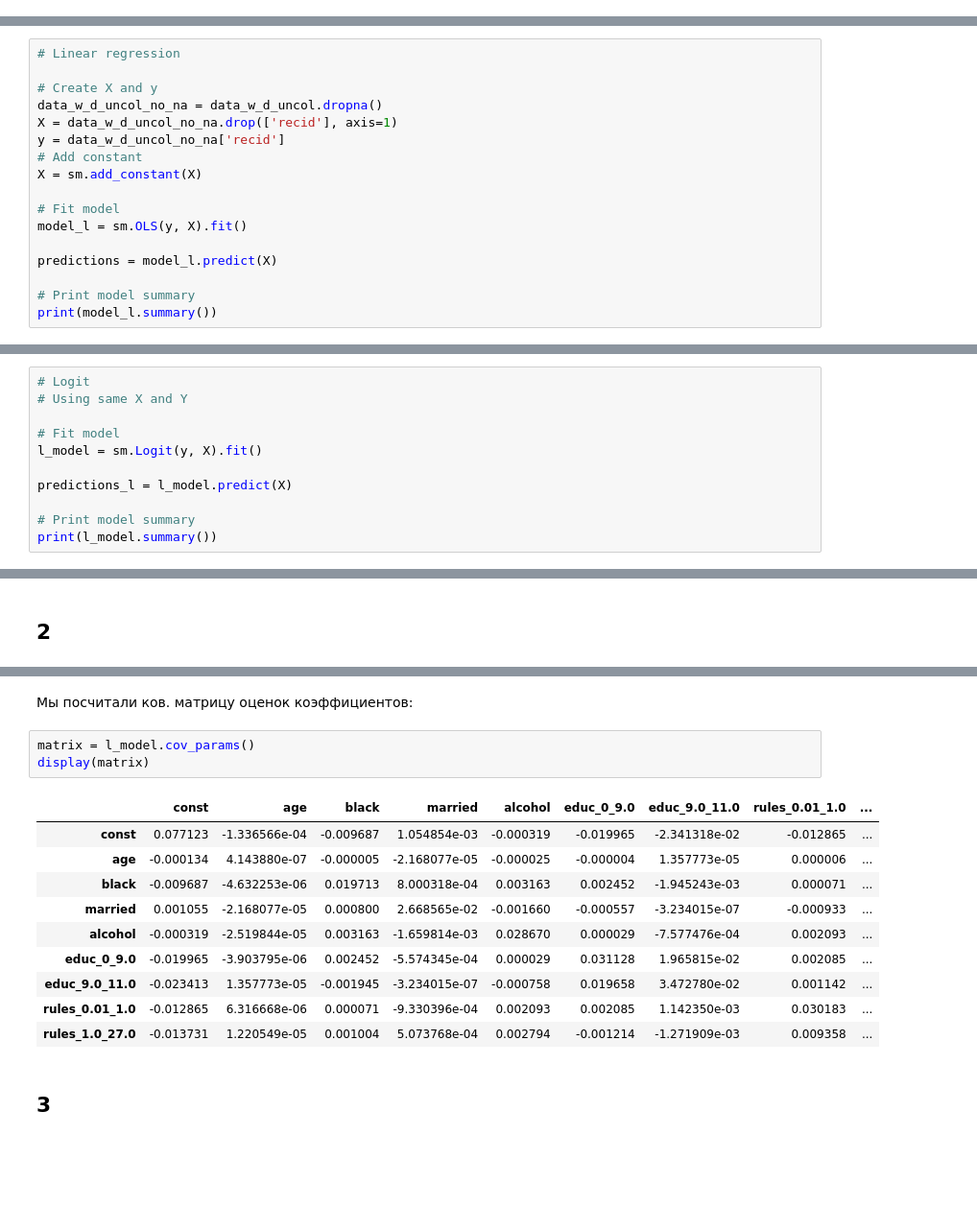
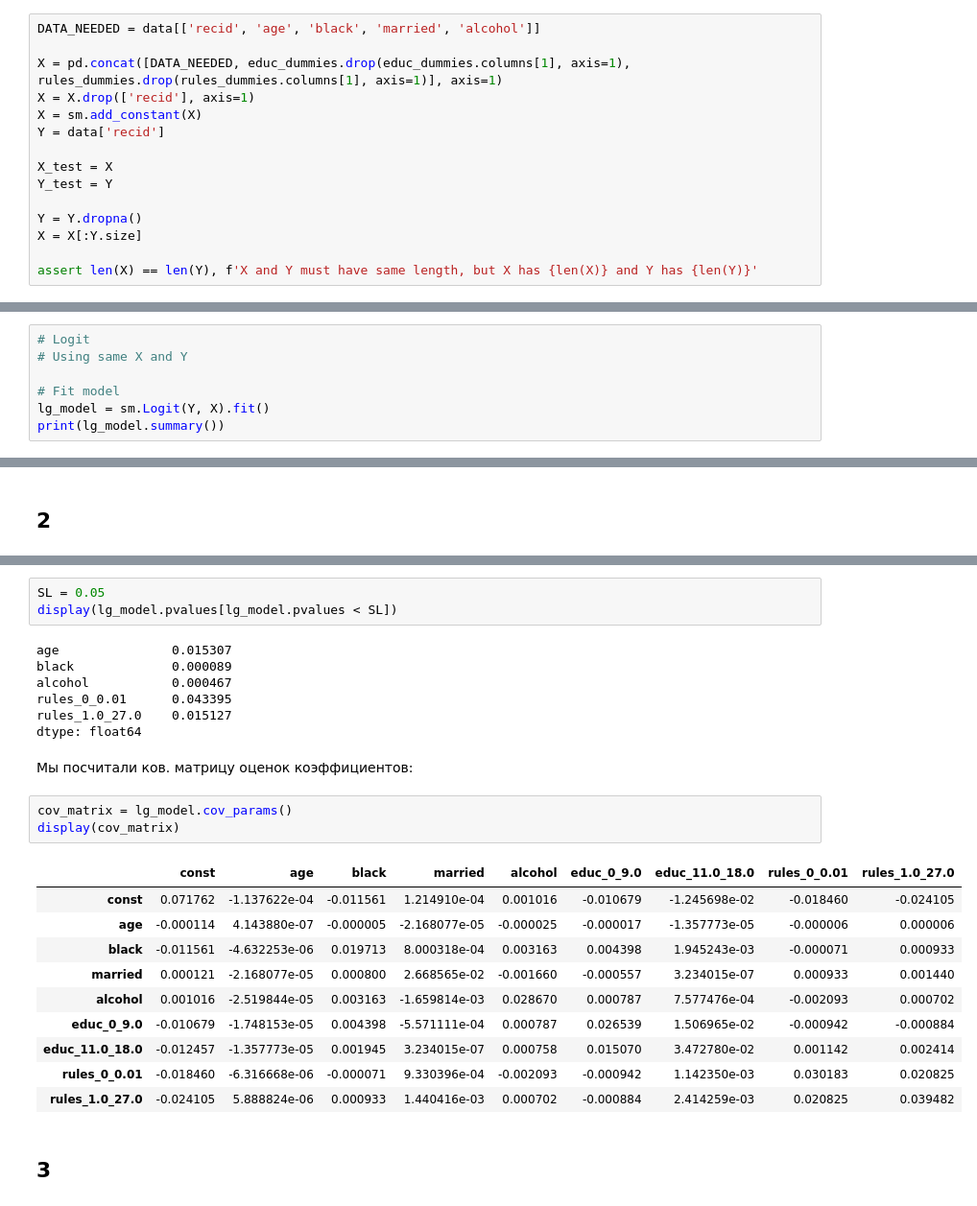
Before and after one commit to SamuraiGalahad/IDZ_HW, a Jupyter notebook: hw.ipynb, the cells around one changed output, grey strips where cells are left out. Shown: that part at 96% size. Drawn from its saved outputs; the diff is of its cells as text; blank space fills up the shorter version.

```diff
--- a/hw.ipynb
+++ b/hw.ipynb
@@ -160,19 +148,17 @@ data_w_d_uncol = pd.concat([data_needed, educ_dummies.drop(educ_dummies.columns[
+# %%
+DATA_NEEDED = data[['recid', 'age', 'black', 'married', 'alcohol']]
+
+X = pd.concat([DATA_NEEDED, educ_dummies.drop(educ_dummies.columns[1], axis=1), rules_dummies.drop(rules_dummies.columns[1], axis=1)], axis=1)
+X = X.drop(['recid'], axis=1)
+X = sm.add_constant(X)
+Y = data['recid']
+
+X_test = X
+Y_test = Y
+
+Y = Y.dropna()
+X = X[:Y.size]
+
+assert len(X) == len(Y), f'X and Y must have same length, but X has {len(X)} and Y has {len(Y)}'
 # %% [markdown]
 Посчитаем линейную модель:
-# %%
-# Linear regression
-
-# Create X and y
-data_w_d_uncol_no_na = data_w_d_uncol.dropna()
-X = data_w_d_uncol_no_na.drop(['recid'], axis=1)
-y = data_w_d_uncol_no_na['recid']
-# Add constant
-X = sm.add_constant(X)
-
-# Fit model
-model_l = sm.OLS(y, X).fit()
-
-predictions = model_l.predict(X)
-
-# Print model summary
-print(model_l.summary())
@@ -201,12 +192,8 @@ strong multicollinearity or other numerical problems.
 # Using same X and Y
 
 # Fit model
-l_model = sm.Logit(y, X).fit()
-
-predictions_l = l_model.predict(X)
-
-# Print model summary
-print(l_model.summary())
+lg_model = sm.Logit(Y, X).fit()
+print(lg_model.summary())
 # %% [output]
 Optimization terminated successfully.
          Current function value: 0.638539
@@ -275,19 +261,29 @@ rules_1.0_27.0     0.8336      0.167      4.981      0.000       0.506       1.1
 ==================================================================================
+# %%
+SL = 0.05
+display(lg_model.pvalues[lg_model.pvalues < SL])
+# %% [output]
+age               0.015307
+black             0.000089
+alcohol           0.000467
+rules_0_0.01      0.043395
+rules_1.0_27.0    0.015127
+dtype: float64
 # %% [markdown]
 Мы посчитали ков. матрицу оценок коэффициентов:
-# %%
-matrix = l_model.cov_params()
-display(matrix)
-# %% [output]
-|  | const | age | black | married | alcohol | educ_0_9.0 | educ_9.0_11.0 | rules_0.01_1.0 | ... |
-| const | 0.077123 | -1.336566e-04 | -0.009687 | 1.054854e-03 | -0.000319 | -0.019965 | -2.341318e-02 | -0.012865 | ... |
-| age | -0.000134 | 4.143880e-07 | -0.000005 | -2.168077e-05 | -0.000025 | -0.000004 | 1.357773e-05 | 0.000006 | ... |
-| black | -0.009687 | -4.632253e-06 | 0.019713 | 8.000318e-04 | 0.003163 | 0.002452 | -1.945243e-03 | 0.000071 | ... |
-| married | 0.001055 | -2.168077e-05 | 0.000800 | 2.668565e-02 | -0.001660 | -0.000557 | -3.234015e-07 | -0.000933 | ... |
-| alcohol | -0.000319 | -2.519844e-05 | 0.003163 | -1.659814e-03 | 0.028670 | 0.000029 | -7.577476e-04 | 0.002093 | ... |
-| educ_0_9.0 | -0.019965 | -3.903795e-06 | 0.002452 | -5.574345e-04 | 0.000029 | 0.031128 | 1.965815e-02 | 0.002085 | ... |
-| educ_9.0_11.0 | -0.023413 | 1.357773e-05 | -0.001945 | -3.234015e-07 | -0.000758 | 0.019658 | 3.472780e-02 | 0.001142 | ... |
-| rules_0.01_1.0 | -0.012865 | 6.316668e-06 | 0.000071 | -9.330396e-04 | 0.002093 | 0.002085 | 1.142350e-03 | 0.030183 | ... |
-| rules_1.0_27.0 | -0.013731 | 1.220549e-05 | 0.001004 | 5.073768e-04 | 0.002794 | -0.001214 | -1.271909e-03 | 0.009358 | ... |
+# %%
+cov_matrix = lg_model.cov_params()
+display(cov_matrix)
+# %% [output]
+|  | const | age | black | married | alcohol | educ_0_9.0 | educ_11.0_18.0 | rules_0_0.01 | rules_1.0_27.0 |
+| const | 0.071762 | -1.137622e-04 | -0.011561 | 1.214910e-04 | 0.001016 | -0.010679 | -1.245698e-02 | -0.018460 | -0.024105 |
+| age | -0.000114 | 4.143880e-07 | -0.000005 | -2.168077e-05 | -0.000025 | -0.000017 | -1.357773e-05 | -0.000006 | 0.000006 |
+| black | -0.011561 | -4.632253e-06 | 0.019713 | 8.000318e-04 | 0.003163 | 0.004398 | 1.945243e-03 | -0.000071 | 0.000933 |
+| married | 0.000121 | -2.168077e-05 | 0.000800 | 2.668565e-02 | -0.001660 | -0.000557 | 3.234015e-07 | 0.000933 | 0.001440 |
+| alcohol | 0.001016 | -2.519844e-05 | 0.003163 | -1.659814e-03 | 0.028670 | 0.000787 | 7.577476e-04 | -0.002093 | 0.000702 |
+| educ_0_9.0 | -0.010679 | -1.748153e-05 | 0.004398 | -5.571111e-04 | 0.000787 | 0.026539 | 1.506965e-02 | -0.000942 | -0.000884 |
+| educ_11.0_18.0 | -0.012457 | -1.357773e-05 | 0.001945 | 3.234015e-07 | 0.000758 | 0.015070 | 3.472780e-02 | 0.001142 | 0.002414 |
+| rules_0_0.01 | -0.018460 | -6.316668e-06 | -0.000071 | 9.330396e-04 | -0.002093 | -0.000942 | 1.142350e-03 | 0.030183 | 0.020825 |
+| rules_1.0_27.0 | -0.024105 | 5.888824e-06 | 0.000933 | 1.440416e-03 | 0.000702 | -0.000884 | 2.414259e-03 | 0.020825 | 0.039482 |
 # %% [markdown]
 ## 3
```
Also changed, not shown: parts of 16 cells of this notebook, 1 other file.
